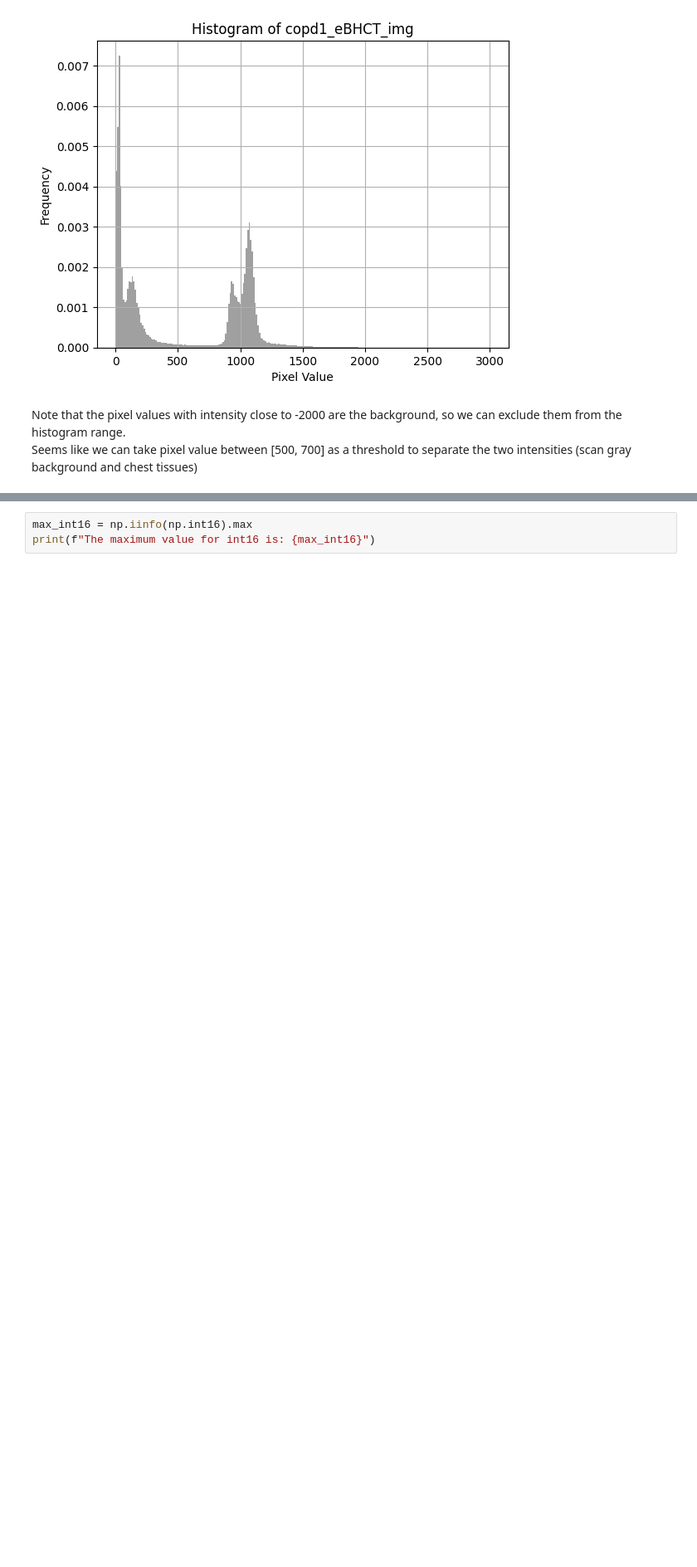
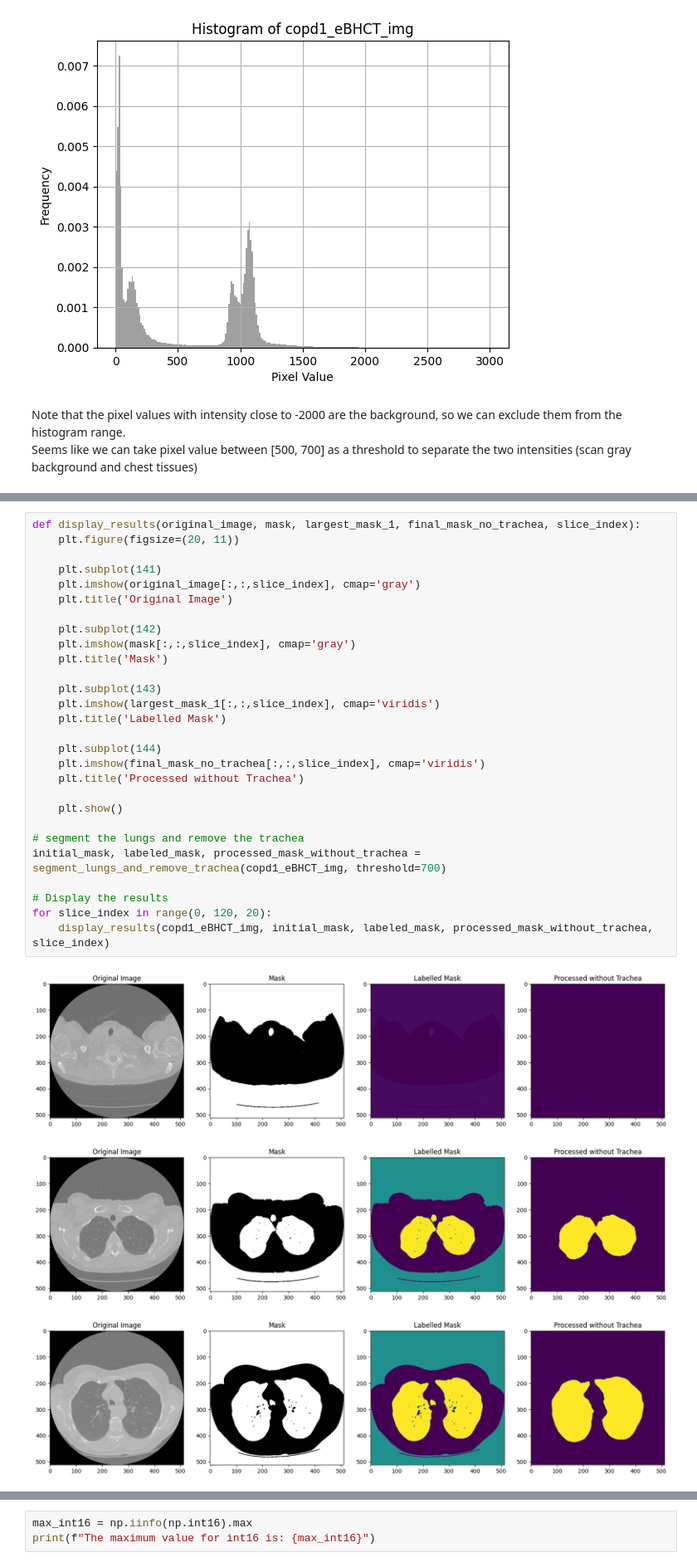
Before and after one commit to abdel-habib/COPDgene-CT-registration, a Jupyter notebook: notebooks/2_EDA.ipynb, the cells around one changed output, grey strips where cells are left out. Shown at 83% size. Drawn from its saved outputs; the diff is of its cells as text; blank space fills up the shorter version.

```diff
--- a/notebooks/2_EDA.ipynb
+++ b/notebooks/2_EDA.ipynb
@@ -91,0 +149,32 @@ display_two_volumes(copd1_eBHCT_img, mask, 'Original Image', 'Mask', slice=90)
+# %%
+def display_results(original_image, mask, largest_mask_1, final_mask_no_trachea, slice_index):
+    plt.figure(figsize=(20, 11))
+
+    plt.subplot(141)
+    plt.imshow(original_image[:,:,slice_index], cmap='gray')
+    plt.title('Original Image')
+
+    plt.subplot(142)
+    plt.imshow(mask[:,:,slice_index], cmap='gray')
+    plt.title('Mask')
+
+    plt.subplot(143)
+    plt.imshow(largest_mask_1[:,:,slice_index], cmap='viridis')
+    plt.title('Labelled Mask')
+
+    plt.subplot(144)
+    plt.imshow(final_mask_no_trachea[:,:,slice_index], cmap='viridis')
+    plt.title('Processed without Trachea')
+
+    plt.show()
+
+# segment the lungs and remove the trachea
+initial_mask, labeled_mask, processed_mask_without_trachea = segment_lungs_and_remove_trachea(copd1_eBHCT_img, threshold=700)
+
+# Display the results
+for slice_index in range(0, 120, 20):
+    display_results(copd1_eBHCT_img, initial_mask, labeled_mask, processed_mask_without_trachea, slice_index)
+# %% [output]
+[figure, added]
+[figure, added]
+[figure, added]
```
Also changed, not shown: parts of 6 cells of this notebook, 3 other files.
